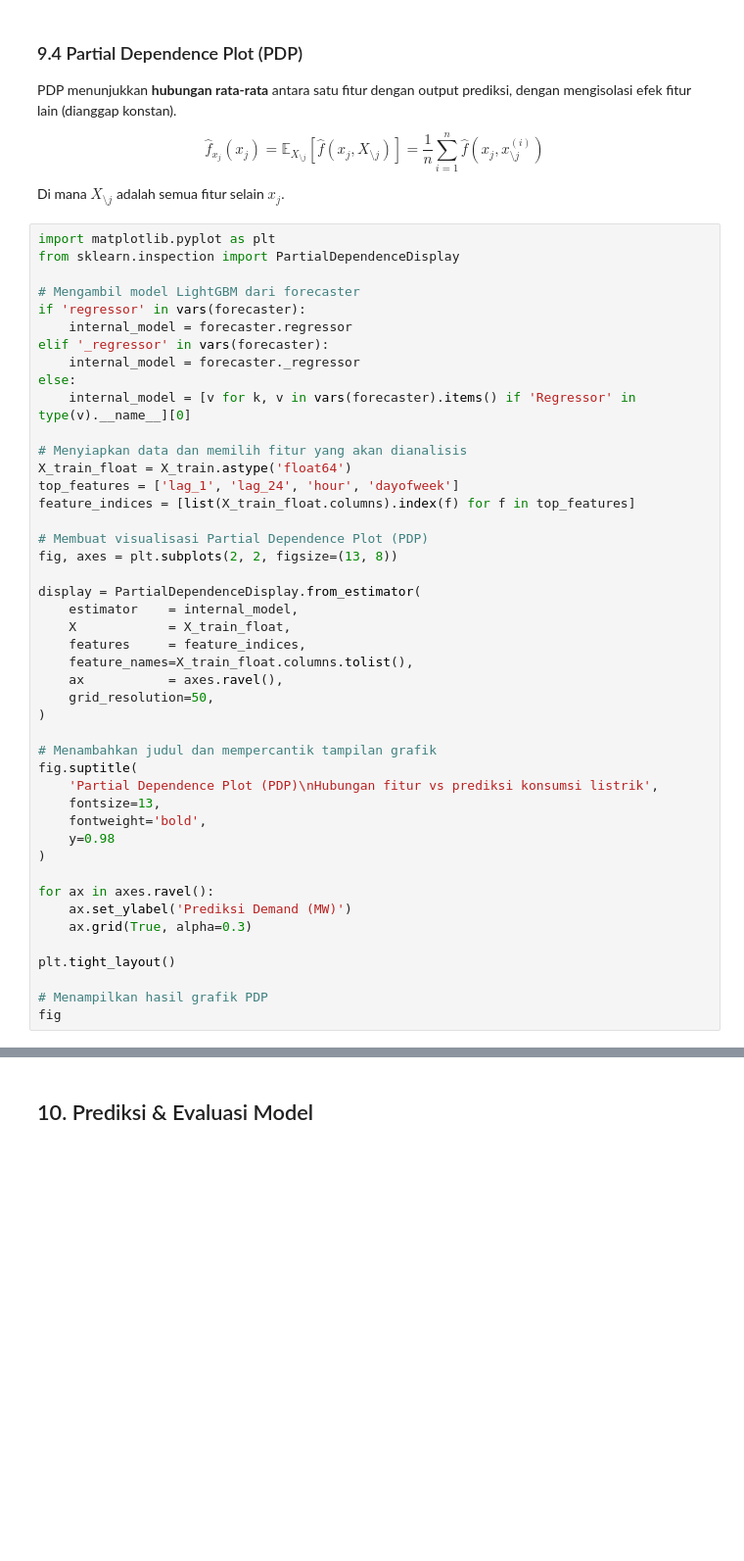
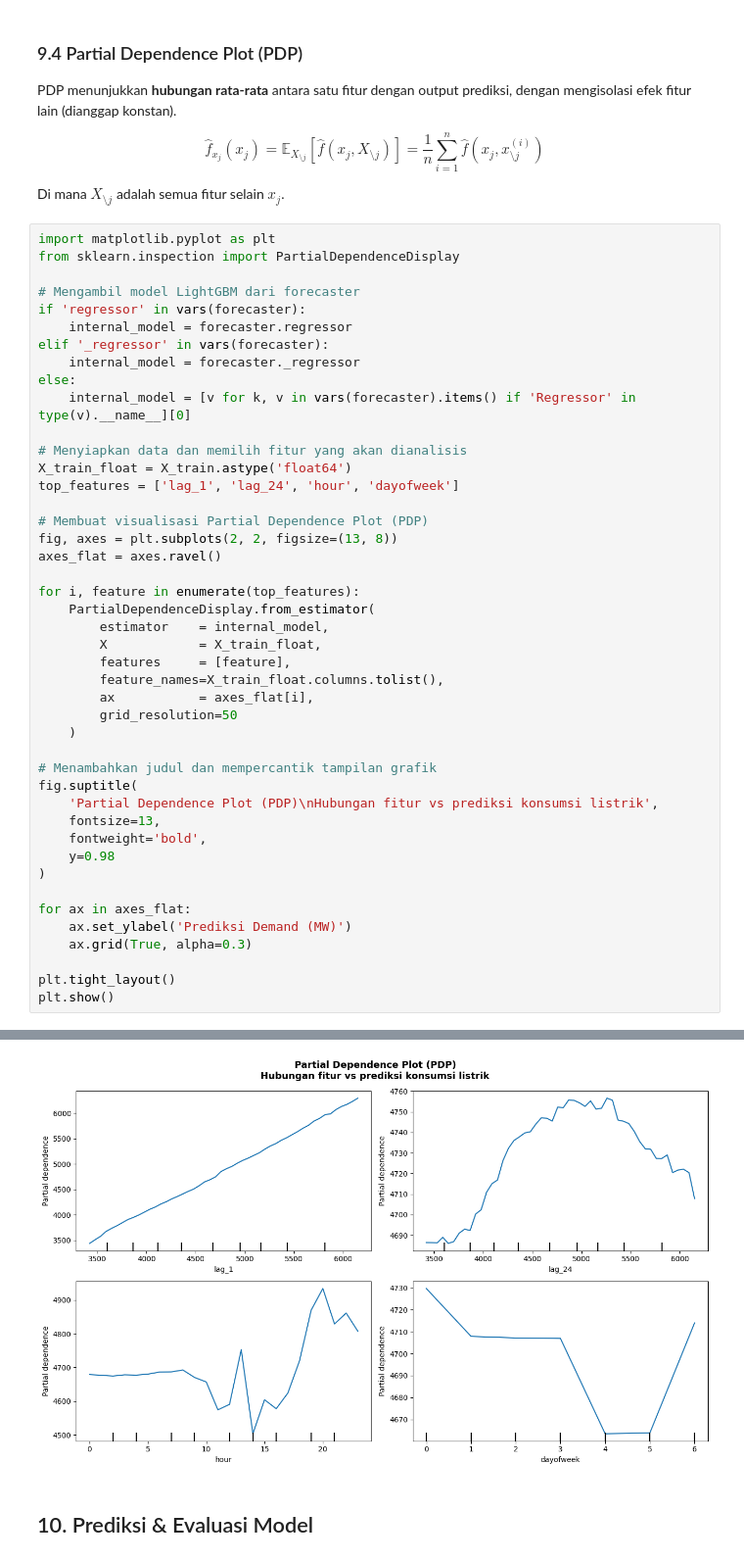
Before and after one commit to fathulamin987/Pendata, a Jupyter notebook: _sources/analisis.ipynb, the cells around one changed output, grey strips where cells are left out. Shown at 98% size. Saved outputs shown, nothing was run; the diff lists cells and outputs as text; blank space fills up the shorter version.

```diff
--- a/_sources/analisis.ipynb
+++ b/_sources/analisis.ipynb
@@ -593,19 +593,20 @@ else:
 # Menyiapkan data dan memilih fitur yang akan dianalisis
 X_train_float = X_train.astype('float64')
 top_features = ['lag_1', 'lag_24', 'hour', 'dayofweek']
-feature_indices = [list(X_train_float.columns).index(f) for f in top_features]
 
 # Membuat visualisasi Partial Dependence Plot (PDP)
 fig, axes = plt.subplots(2, 2, figsize=(13, 8))
+axes_flat = axes.ravel()
 
-display = PartialDependenceDisplay.from_estimator(
-    estimator    = internal_model,
-    X            = X_train_float,
-    features     = feature_indices,
-    feature_names=X_train_float.columns.tolist(),
-    ax           = axes.ravel(),
-    grid_resolution=50,
-)
+for i, feature in enumerate(top_features):
+    PartialDependenceDisplay.from_estimator(
+        estimator    = internal_model,
+        X            = X_train_float,
+        features     = [feature],
+        feature_names=X_train_float.columns.tolist(),
+        ax           = axes_flat[i],
+        grid_resolution=50
+    )
 
 # Menambahkan judul dan mempercantik tampilan grafik
 fig.suptitle(
@@ -615,13 +616,11 @@ fig.suptitle(
     y=0.98
 )
 
-for ax in axes.ravel():
+for ax in axes_flat:
     ax.set_ylabel('Prediksi Demand (MW)')
     ax.grid(True, alpha=0.3)
 
 plt.tight_layout()
-
-# Menampilkan hasil grafik PDP
-fig
+plt.show()
 # %% [output]
 [figure]
@@ -628,3 +629,4 @@ fig
+[figure, added]
 # %% [markdown]
 ## 10. Prediksi & Evaluasi Model
 # %%
```
Also changed, not shown: parts of 1 cell of this notebook, 4 other files.
